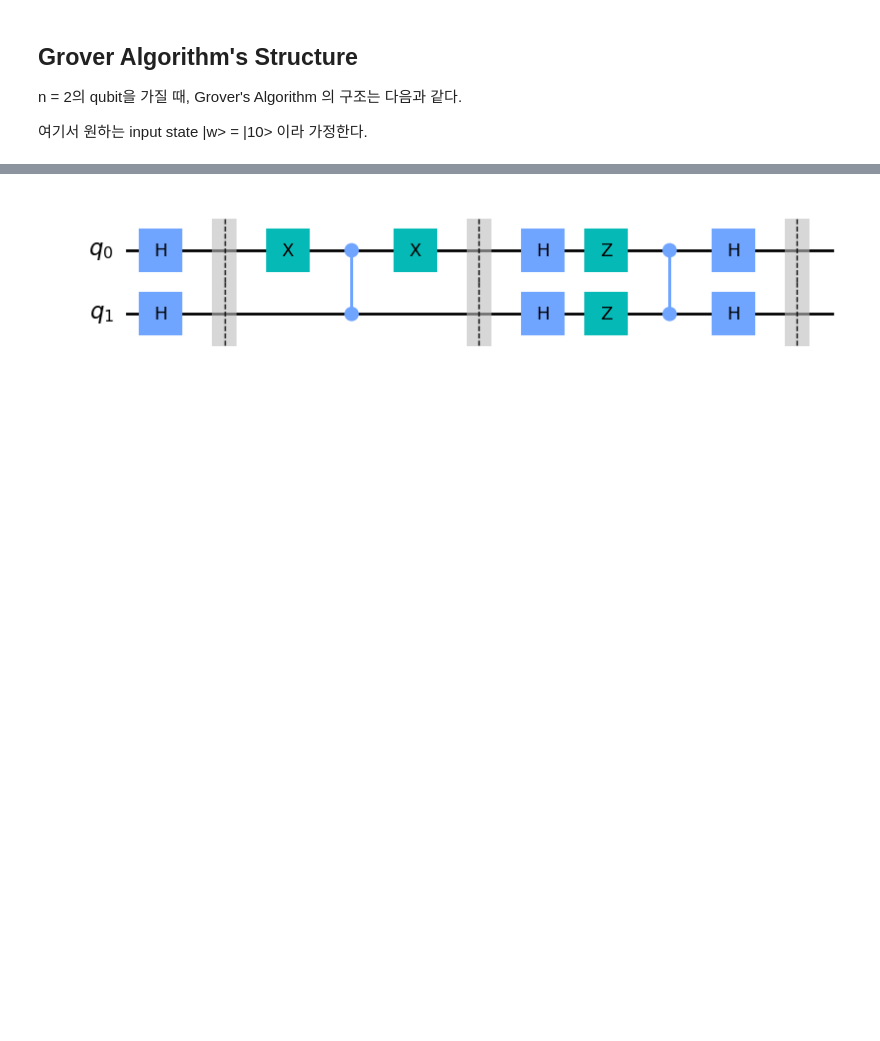
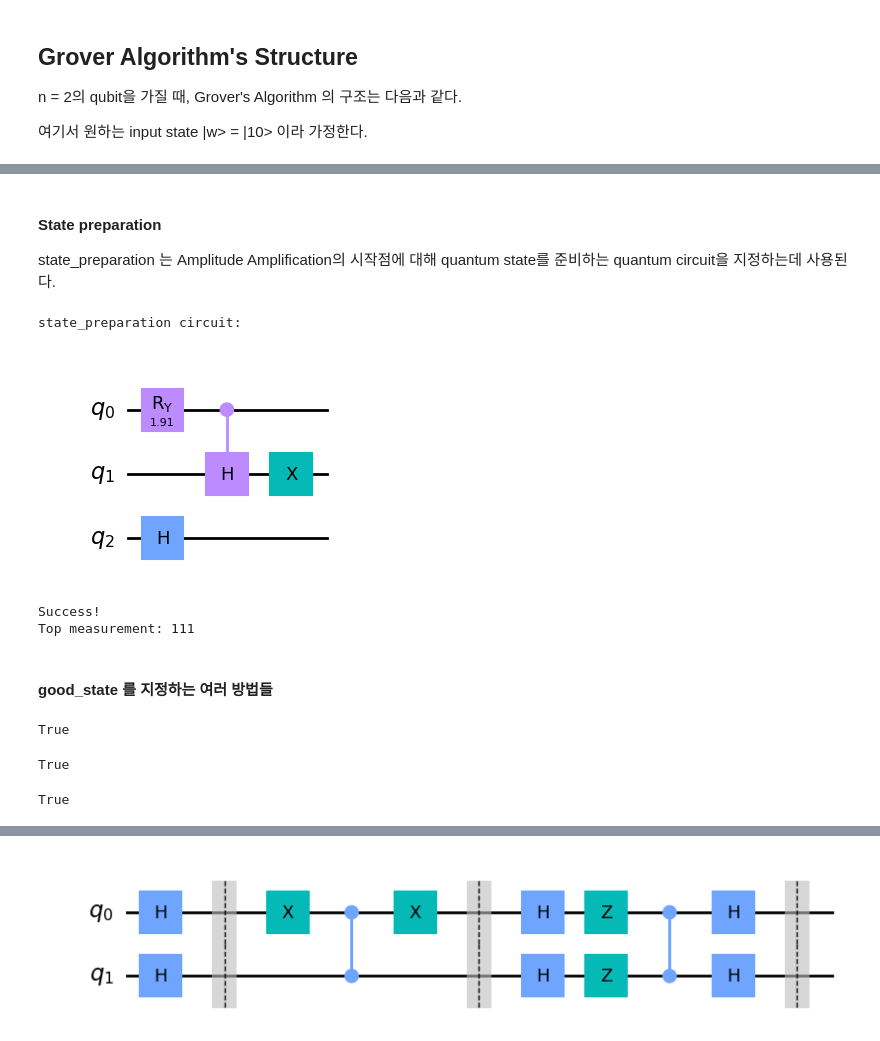
Before and after one commit to ksm999/QuantumComputing, a Jupyter notebook: 2. Grover's_Algorithm.ipynb, the cells around one changed output, grey strips where cells are left out. Saved outputs shown, nothing was run; the diff lists cells and outputs as text; code cells hidden in the pictures; blank space fills up the shorter version.

```diff
--- a/2. Grover's_Algorithm.ipynb
+++ b/2. Grover's_Algorithm.ipynb
@@ -111,0 +223,67 @@ Requirement already satisfied: pylatexenc in /usr/local/lib/python3.10/dist-pack
+# %% [markdown]
+#### State preparation
+
+ state_preparation 는 Amplitude Amplification의 시작점에 대해 quantum state를 준비하는 quantum circuit을 지정하는데 사용된다.
+# %%
+import numpy as np
+
+# Specifying 'state_preparation'
+# to prepare a superposiiton of |01>, |10>, and |11>
+oracle = QuantumCircuit(3)
+oracle.ccz(0,1,2)
+
+theta = 2 * np.arccos( 1/ np.sqrt(3))
+state_preparation = QuantumCircuit(3)
+state_preparation.ry(theta,0)
+state_preparation.ch(0,1)
+state_preparation.x(1)
+state_preparation.h(2)
+
+# we only care about the first two bits being in state 1, thus add both possibilities for the last qubit
+problem = AmplificationProblem(oracle, state_preparation=state_preparation, is_good_state=['110','111'])
+
+# state_preparation
+print('state_preparation circuit:')
+problem.grover_operator.state_preparation.draw(output='mpl')
+# %% [output]
+state_preparation circuit:
+[figure, added]
+# %%
+grover = Grover(sampler=Sampler())
+result = grover.amplify(problem)
+print('Success!' if result.oracle_evaluation else 'Failure!')
+print('Top measurement:', result.top_measurement)
+# %% [output]
+Success!
+Top measurement: 111
+# %% [markdown]
+#### good_state 를 지정하는 여러 방법들
+# %%
+# a list of binary strings good state
+oracle = QuantumCircuit(2)
+oracle.cz(0, 1)
+good_state = ['11', '00']
+problem = AmplificationProblem(oracle, is_good_state=good_state)
+print(problem.is_good_state('11'))
+# %% [output]
+True
+# %%
+# a list of integer good state
+oracle = QuantumCircuit(2)
+oracle.cz(0, 1)
+good_state = [0, 1]
+problem = AmplificationProblem(oracle, is_good_state=good_state)
+print(problem.is_good_state('11'))
+# %% [output]
+True
+# %%
+from qiskit.quantum_info import Statevector
+
+# `Statevector` good state
+oracle = QuantumCircuit(2)
+oracle.cz(0, 1)
+good_state = Statevector.from_label('11')
+problem = AmplificationProblem(oracle, is_good_state=good_state)
+print(problem.is_good_state('11'))
+# %% [output]
+True
```
Also changed, not shown: parts of 22 cells of this notebook.
